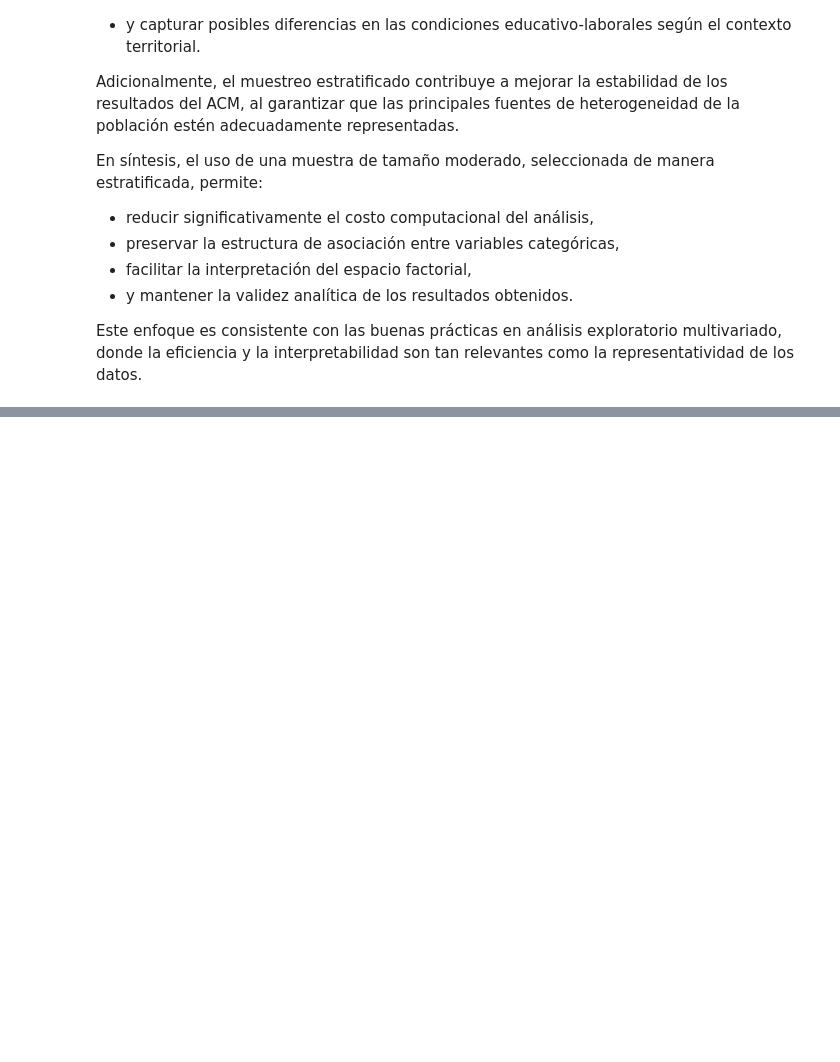
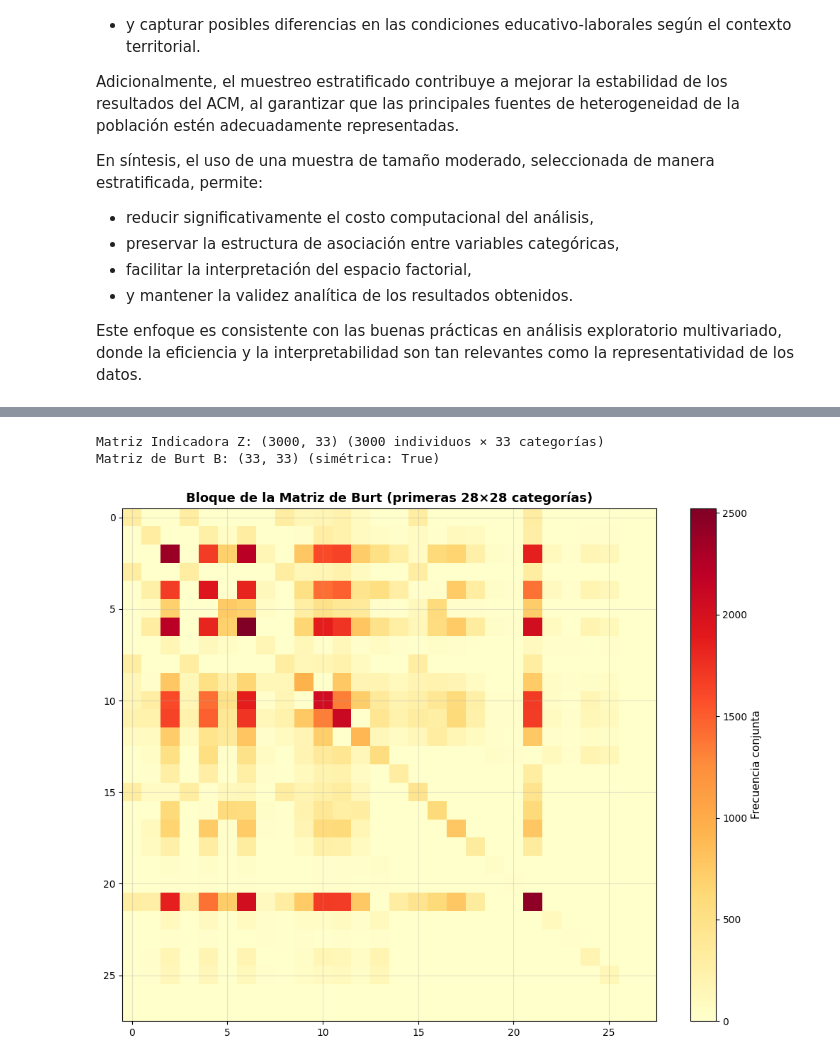
Before and after one commit to Brayan-137/analitica-datos-mca, a Jupyter notebook: SISBEN/MCASISBEN.ipynb, the cells around one changed output, grey strips where cells are left out. Saved outputs shown, nothing was run; the diff lists cells and outputs as text; code cells hidden in the pictures; blank space fills up the shorter version.

```diff
--- a/SISBEN/MCASISBEN.ipynb
+++ b/SISBEN/MCASISBEN.ipynb
@@ -462,0 +1043,38 @@ ValueError: Usecols do not match columns, columns expected but not found: ['per0
+# %%
+# ── Matriz Indicadora y Matriz de Burt ──────────────────────────────────────
+
+# Base para ACM: solo variables activas
+df_acm = df_final[VARS_ACTIVAS].copy()
+
+# Matriz indicadora Z
+Z = pd.get_dummies(df_acm, columns=VARS_ACTIVAS, dtype=int)
+
+# Pasar a arreglo numérico
+Z_arr = Z.values.astype(float)
+
+# Matriz de Burt: B = Z'Z
+B = Z_arr.T @ Z_arr
+
+print(f'Matriz Indicadora Z: {Z.shape} ({Z.shape[0]} individuos × {Z.shape[1]} categorías)')
+print(f'Matriz de Burt B: {B.shape} (simétrica: {np.allclose(B, B.T)})')
+# %% [output]
+Matriz Indicadora Z: (3000, 33) (3000 individuos × 33 categorías)
+Matriz de Burt B: (33, 33) (simétrica: True)
+# %%
+# ── Visualización de un bloque de la Matriz de Burt ─────────────────────────
+
+fig, ax = plt.subplots(figsize=(10, 8))
+
+block = min(28, B.shape[0])  # mostrar solo una parte si hay muchas categorías
+im = ax.imshow(B[:block, :block], cmap='YlOrRd', aspect='auto')
+
+ax.set_title(
+    f'Bloque de la Matriz de Burt (primeras {block}×{block} categorías)',
+    fontweight='bold'
+)
+
+plt.colorbar(im, ax=ax, label='Frecuencia conjunta')
+plt.tight_layout()
+plt.show()
+# %% [output]
+[figure, added]
```
Also changed, not shown: parts of 15 cells of this notebook.
